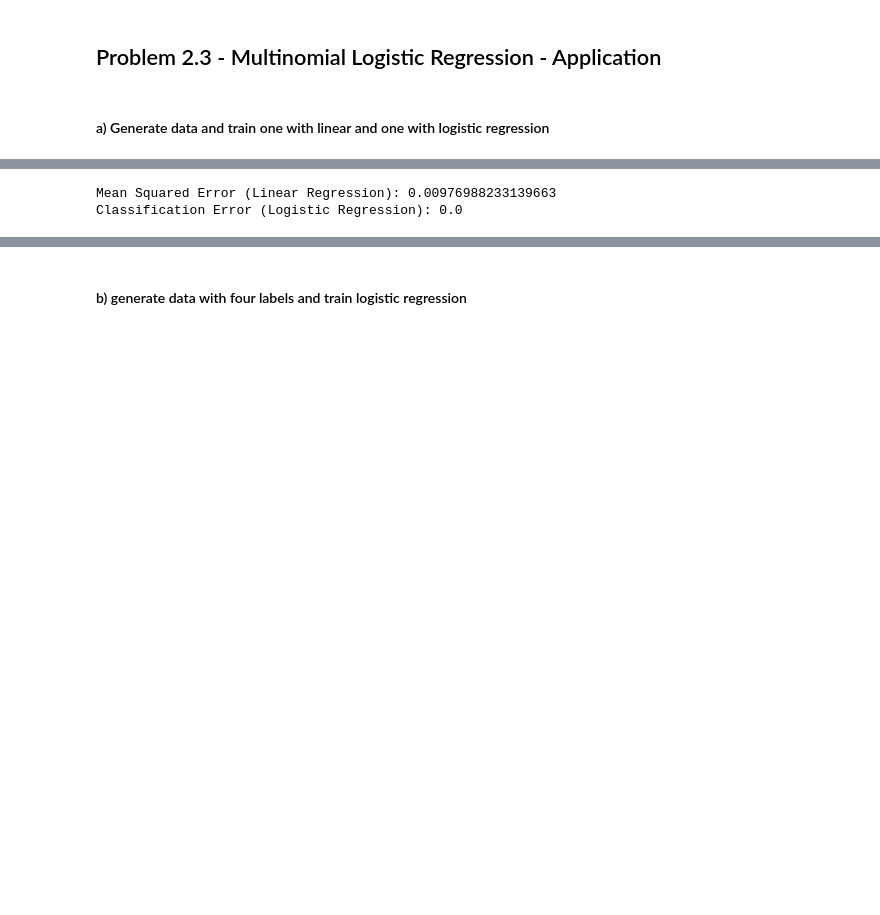
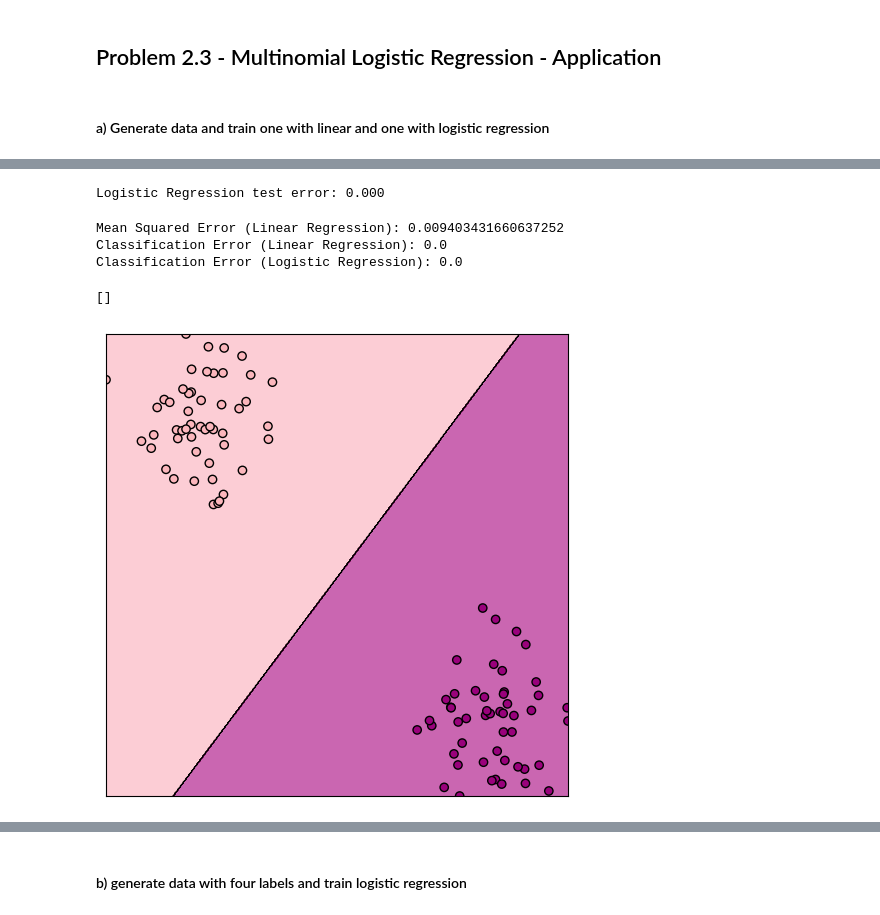
Before and after one commit to apanholzer/MML, a Jupyter notebook: exercise_2_3_panholzer.ipynb, the cells around one changed output, grey strips where cells are left out. Cells and saved outputs as stored; diff of their text form; code cells hidden in the pictures; blank space fills up the shorter version.

```diff
--- a/exercise_2_3_panholzer.ipynb
+++ b/exercise_2_3_panholzer.ipynb
@@ -30,16 +28,43 @@ array([0, 1, 0, 0, 1, 0, 1, 1, 0, 0, 1, 0, 1, 0, 1, 1, 1, 0, 0, 0])
 # %%
 # train with logistic regression
-logistic_reg = LogisticRegression(max_iter = 200)
+logistic_reg = LogisticRegression()
 logistic_reg.fit(X_train, y_train)
 y_pred_logistic = logistic_reg.predict(X_test)
+# %% [output]
+Logistic Regression test error: 0.000
 # %%
 # compare the two methods by providing error on the test set
-linear_error = np.mean((y_test - y_pred_linear)**2)
-linear_class_error = np.mean(y_test - )
-logistic_error = np.mean(y_test != y_pred_logistic)
+linear_error = np.mean((y_test - y_pred_linear)**2) # Mean Squared Error for regression
+linear_class_error = np.mean(y_test - y_pred_linear_class != 0 ) # Classification error for linear regression
+logistic_error = np.mean(y_test != y_pred_logistic) # Classification error for logistic regression
 print(f"Mean Squared Error (Linear Regression): {linear_error}")
+print(f"Classification Error (Linear Regression): {linear_class_error}")
 print(f"Classification Error (Logistic Regression): {logistic_error}")
 # %% [output]
-Mean Squared Error (Linear Regression): 0.00976988233139663
+Mean Squared Error (Linear Regression): 0.009403431660637252
+Classification Error (Linear Regression): 0.0
 Classification Error (Logistic Regression): 0.0
+# %%
+# plot decision boundary of a method for logistic regression (Code snippet from the exercise sheet)
+fig = plt.figure(figsize = (8, 6))
+ax = fig.add_subplot()
+x0, x1 = np.meshgrid(
+    np.linspace(X[:,0].min(), X[:,0].max(), 500).reshape(-1, 1),
+    np.linspace(X[:,1].min(), X[:,1].max(), 500).reshape(-1, 1)
+)
+x_new = np.c_[x0.ravel(), x1.ravel()]
+y_pred = logistic_reg.predict(x_new)
+zz = y_pred.reshape(x0.shape)
+
+plt.contourf(x0, x1, zz, alpha = 0.6, cmap = truncated_RdPu)
+plt.contour(x0, x1, zz, colors=['black'], linewidths=[0.4])
+plt.scatter(X[:,0], X[:,1], c = y, edgecolors = 'k', cmap = truncated_RdPu)
+ax.set_box_aspect(1)
+ax.xaxis.set_tick_params(labelbottom = False)
+ax.yaxis.set_tick_params(labelleft = False)
+ax.set_xticks([])
+ax.set_yticks([])
+# %% [output]
+[]
+[figure, added]
 # %%
```
Also changed, not shown: parts of 7 cells of this notebook.
